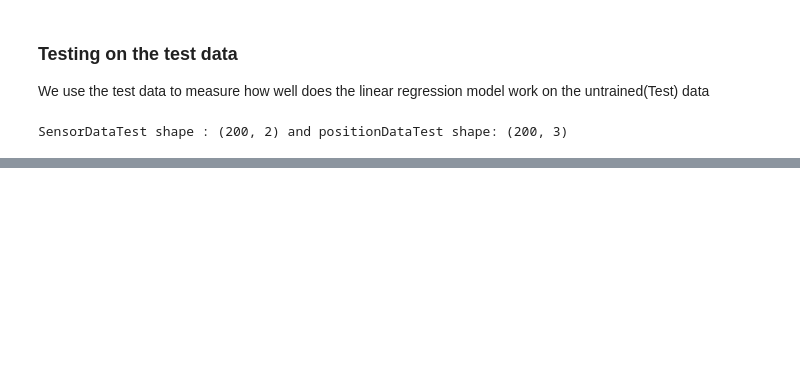
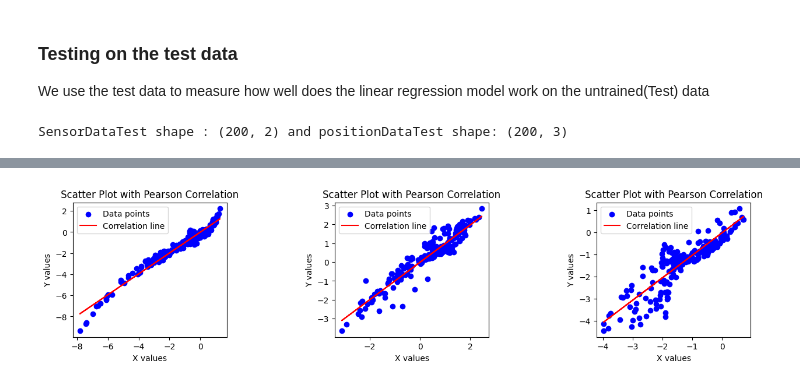
Before and after one commit to Jim-Craig/E0-298-LAA, a Jupyter notebook: Assignment6.ipynb, the cells around one changed output, grey strips where cells are left out. Drawn from its saved outputs; the diff is of its cells as text; code cells hidden in the pictures; blank space fills up the shorter version.

```diff
--- a/Assignment6.ipynb
+++ b/Assignment6.ipynb
@@ -270,0 +428,23 @@ Mean Square Error 0 : 0.6138261369097016, Mean Square Error 1 : 1.31919926123882
+# %%
+fig, axs = plt.subplots(1, 3, figsize=(15, 3))
+#Figure for degree 2
+for i in range(3):
+    x = calculatedData2[:,i]
+    y = positionDataTest[:,i]
+    # axs[i].set_figure(figsize=(3, 3))
+    axs[i].scatter(x, y, color="b", label="Data points")
+    axs[i].set_title("Scatter Plot with Pearson Correlation")
+    axs[i].set_xlabel("X values")
+    axs[i].set_ylabel("Y values")
+
+
+
+    # Optional: Line of best fit
+    m, b = np.polyfit(x, y, 1)
+    axs[i].plot(x, m * x + b, color="red", label="Correlation line")
+    axs[i].legend()
+
+plt.subplots_adjust(wspace=0.7)
+plt.show()
+# %% [output]
+[figure, added]
```
Also changed, not shown: parts of 84 cells of this notebook.
